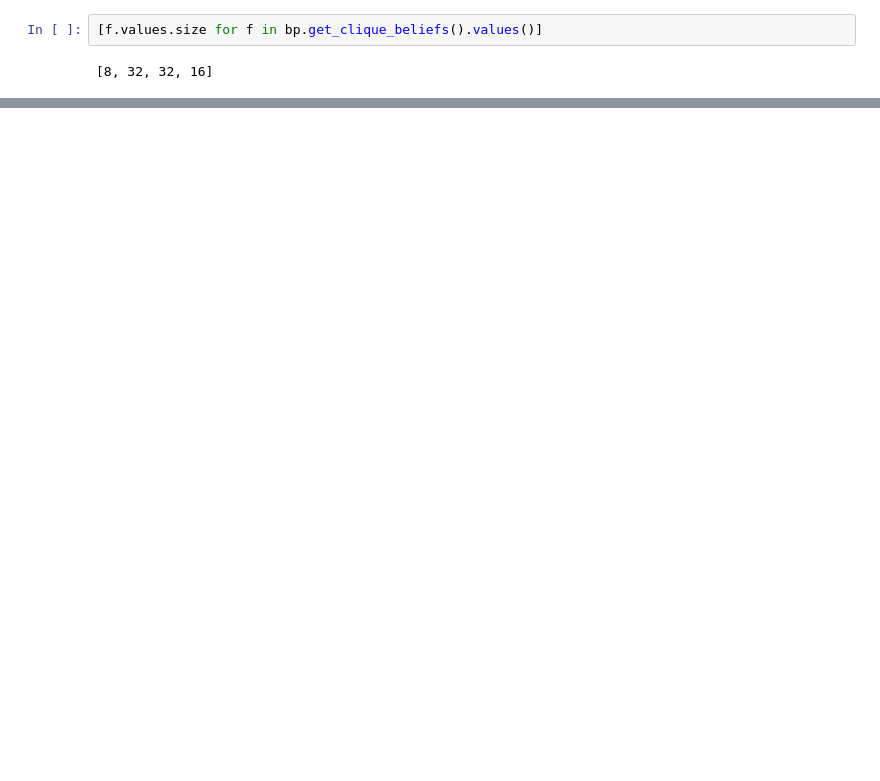
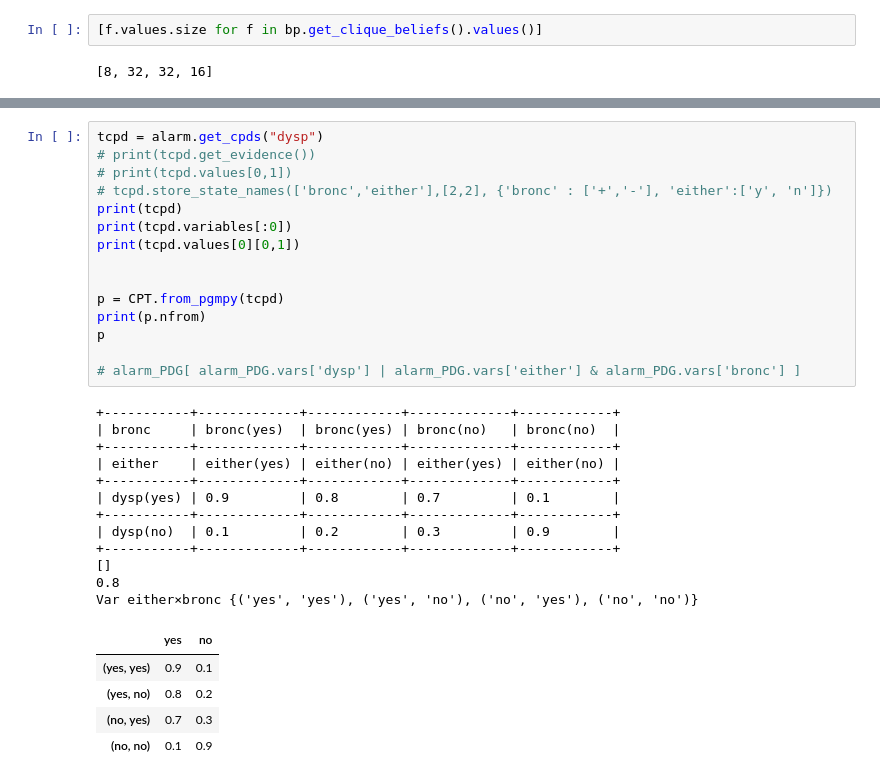
Before and after one commit to orichardson/pdg-expts, a Jupyter notebook: code/scratch/pgmpy-exploring.ipynb, the cells around one changed output, grey strips where cells are left out. Cells and saved outputs as stored; diff of their text form; blank space fills up the shorter version.

```diff
--- a/code/scratch/pgmpy-exploring.ipynb
+++ b/code/scratch/pgmpy-exploring.ipynb
@@ -185,0 +151,33 @@ var elim2        [2.500e-04 4.950e-03 4.750e-03 4.901e-01 2.500e-04 4.950e-03 4.
+# %%
+tcpd = alarm.get_cpds("dysp")
+# print(tcpd.get_evidence())
+# print(tcpd.values[0,1])
+# tcpd.store_state_names(['bronc','either'],[2,2], {'bronc' : ['+','-'], 'either':['y', 'n']})
+print(tcpd)
+print(tcpd.variables[:0])
+print(tcpd.values[0][0,1])
+
+
+p = CPT.from_pgmpy(tcpd)
+print(p.nfrom)
+p
+
+# alarm_PDG[ alarm_PDG.vars['dysp'] | alarm_PDG.vars['either'] & alarm_PDG.vars['bronc'] ]
+# %% [output]
++-----------+-------------+------------+-------------+------------+
+| bronc     | bronc(yes)  | bronc(yes) | bronc(no)   | bronc(no)  |
++-----------+-------------+------------+-------------+------------+
+| either    | either(yes) | either(no) | either(yes) | either(no) |
++-----------+-------------+------------+-------------+------------+
+| dysp(yes) | 0.9         | 0.8        | 0.7         | 0.1        |
++-----------+-------------+------------+-------------+------------+
+| dysp(no)  | 0.1         | 0.2        | 0.3         | 0.9        |
++-----------+-------------+------------+-------------+------------+
+[]
+0.8
+Var either×bronc {('yes', 'yes'), ('yes', 'no'), ('no', 'yes'), ('no', 'no')}
+|  | yes | no |
+| (yes, yes) | 0.9 | 0.1 |
+| (yes, no) | 0.8 | 0.2 |
+| (no, yes) | 0.7 | 0.3 |
+| (no, no) | 0.1 | 0.9 |
```
Also changed, not shown: parts of 20 cells of this notebook, 4 other files.
